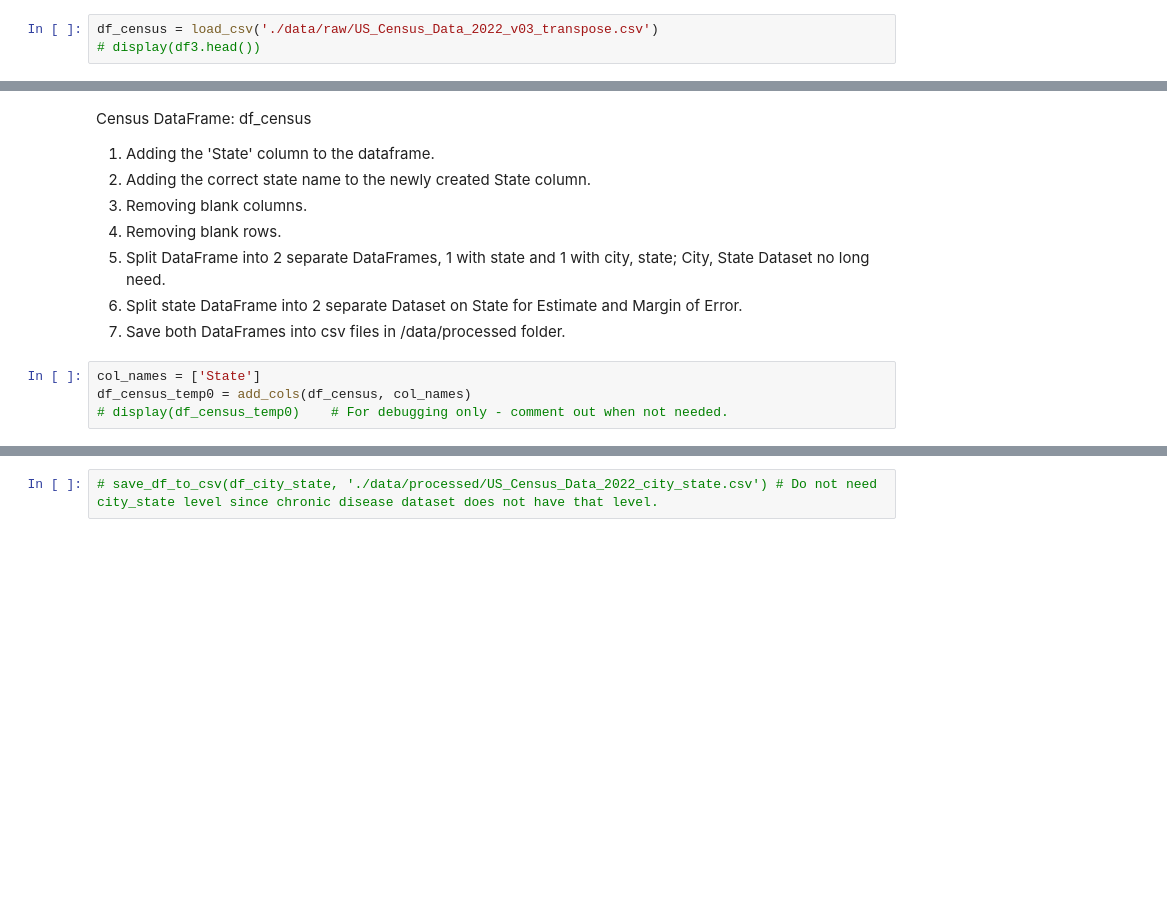
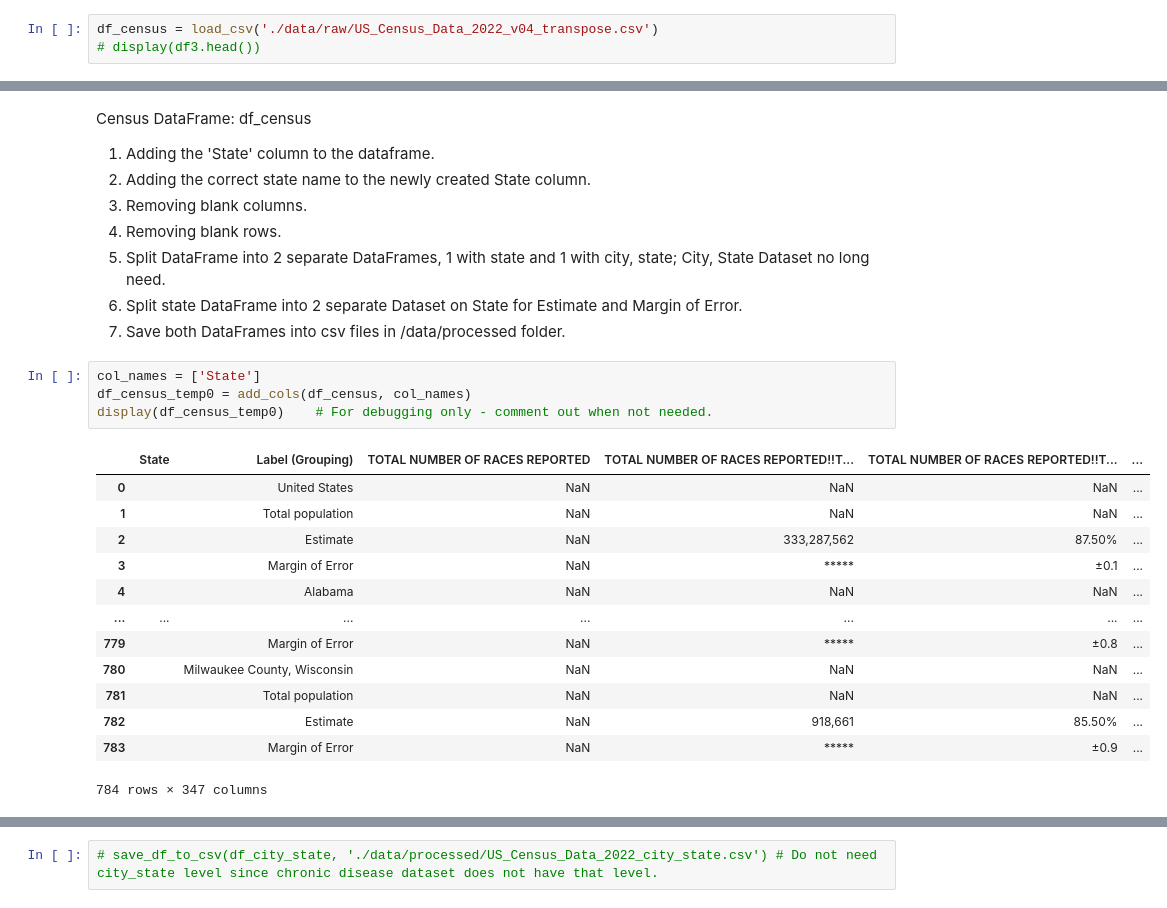
Before and after one commit to duhoang920/siads_593_milestone_1, a Jupyter notebook: main.ipynb, the cells around one changed output, grey strips where cells are left out. Drawn from its saved outputs; the diff is of its cells as text; blank space fills up the shorter version.

```diff
--- a/main.ipynb
+++ b/main.ipynb
@@ -20,7 +20,7 @@ Section: Loading and converting data sets into DataFrames.
 df_indicators = load_csv('./data/raw/U.S._Chronic_Disease_Indicators.csv')
 # print(df.head())
 # %%
-df_census = load_csv('./data/raw/US_Census_Data_2022_v03_transpose.csv')
+df_census = load_csv('./data/raw/US_Census_Data_2022_v04_transpose.csv')
 # display(df3.head())
 # %% [markdown]
 Section: Data Wrangling
@@ -36,6 +36,20 @@ Census DataFrame: df_census
 # %%
 col_names = ['State']
 df_census_temp0 = add_cols(df_census, col_names)
-# display(df_census_temp0)    # For debugging only - comment out when not needed.
+display(df_census_temp0)    # For debugging only - comment out when not needed.
+# %% [output]
+|  | State | Label (Grouping) | TOTAL NUMBER OF RACES REPORTED | TOTAL NUMBER OF RACES REPORTED!!T... | TOTAL NUMBER OF RACES REPORTED!!T... | ... |
+| 0 |  | United States | NaN | NaN | NaN | ... |
+| 1 |  | Total population | NaN | NaN | NaN | ... |
+| 2 |  | Estimate | NaN | 333,287,562 | 87.50% | ... |
+| 3 |  | Margin of Error | NaN | ***** | ±0.1 | ... |
+| 4 |  | Alabama | NaN | NaN | NaN | ... |
+| ... | ... | ... | ... | ... | ... | ... |
+| 779 |  | Margin of Error | NaN | ***** | ±0.8 | ... |
+| 780 |  | Milwaukee County, Wisconsin | NaN | NaN | NaN | ... |
+| 781 |  | Total population | NaN | NaN | NaN | ... |
+| 782 |  | Estimate | NaN | 918,661 | 85.50% | ... |
+| 783 |  | Margin of Error | NaN | ***** | ±0.9 | ... |
+784 rows × 347 columns
 # %%
 df_census_temp1 = df_formater(df_census_temp0)
```
Also changed, not shown: parts of 13 cells of this notebook, 7 other files.
